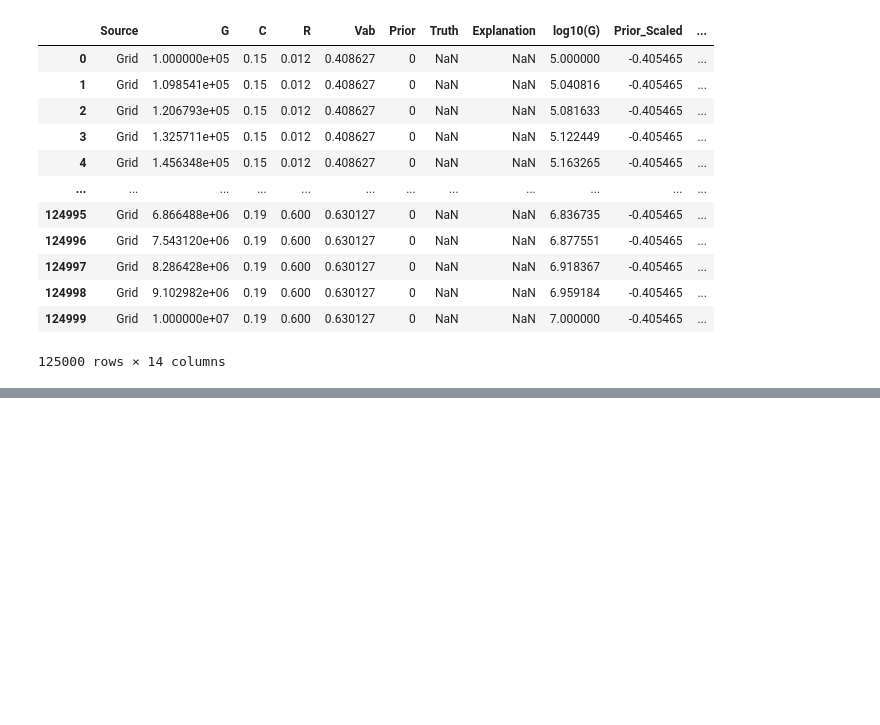
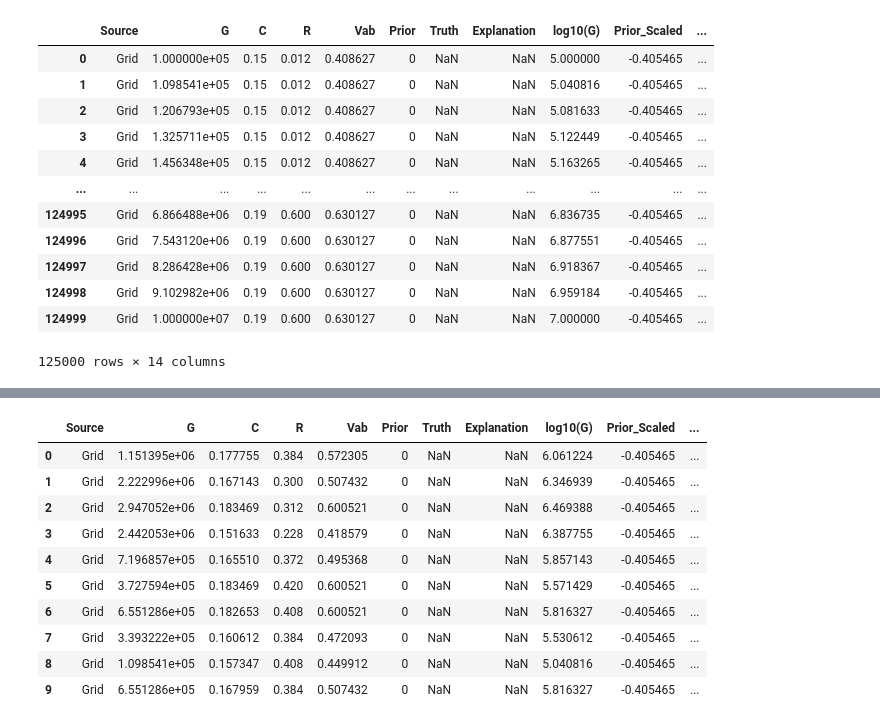
Before and after one commit to juanesfco/tamubo, a Jupyter notebook: ALProject/check.ipynb, the cells around one changed output, grey strips where cells are left out. Cells and saved outputs as stored; diff of their text form; code cells hidden in the pictures; blank space fills up the shorter version.

```diff
--- a/ALProject/check.ipynb
+++ b/ALProject/check.ipynb
@@ -169,0 +209,15 @@ array([0.15      , 0.15081633, 0.15163265, 0.15244898, 0.15326531,
+# %%
+top = pd.read_csv('grid_df_candidates_top_iteration_1.csv')
+top
+# %% [output]
+|  | Source | G | C | R | Vab | Prior | Truth | Explanation | log10(G) | Prior_Scaled | ... |
+| 0 | Grid | 1.151395e+06 | 0.177755 | 0.384 | 0.572305 | 0 | NaN | NaN | 6.061224 | -0.405465 | ... |
+| 1 | Grid | 2.222996e+06 | 0.167143 | 0.300 | 0.507432 | 0 | NaN | NaN | 6.346939 | -0.405465 | ... |
+| 2 | Grid | 2.947052e+06 | 0.183469 | 0.312 | 0.600521 | 0 | NaN | NaN | 6.469388 | -0.405465 | ... |
+| 3 | Grid | 2.442053e+06 | 0.151633 | 0.228 | 0.418579 | 0 | NaN | NaN | 6.387755 | -0.405465 | ... |
+| 4 | Grid | 7.196857e+05 | 0.165510 | 0.372 | 0.495368 | 0 | NaN | NaN | 5.857143 | -0.405465 | ... |
+| 5 | Grid | 3.727594e+05 | 0.183469 | 0.420 | 0.600521 | 0 | NaN | NaN | 5.571429 | -0.405465 | ... |
+| 6 | Grid | 6.551286e+05 | 0.182653 | 0.408 | 0.600521 | 0 | NaN | NaN | 5.816327 | -0.405465 | ... |
+| 7 | Grid | 3.393222e+05 | 0.160612 | 0.384 | 0.472093 | 0 | NaN | NaN | 5.530612 | -0.405465 | ... |
+| 8 | Grid | 1.098541e+05 | 0.157347 | 0.408 | 0.449912 | 0 | NaN | NaN | 5.040816 | -0.405465 | ... |
+| 9 | Grid | 6.551286e+05 | 0.167959 | 0.384 | 0.507432 | 0 | NaN | NaN | 5.816327 | -0.405465 | ... |
```
Also changed, not shown: parts of 12 cells of this notebook, 16 other files.
